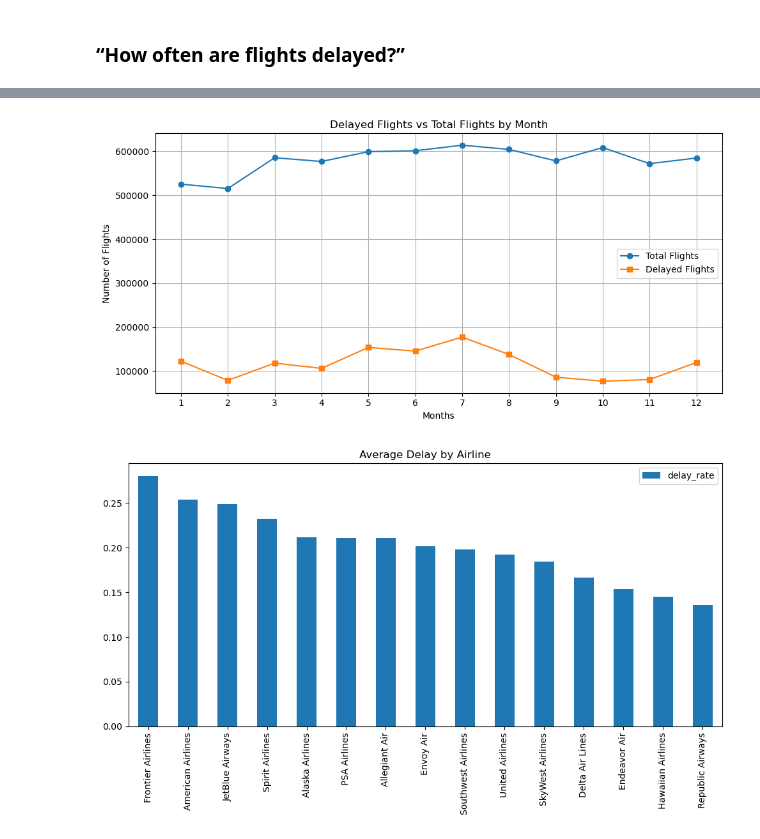
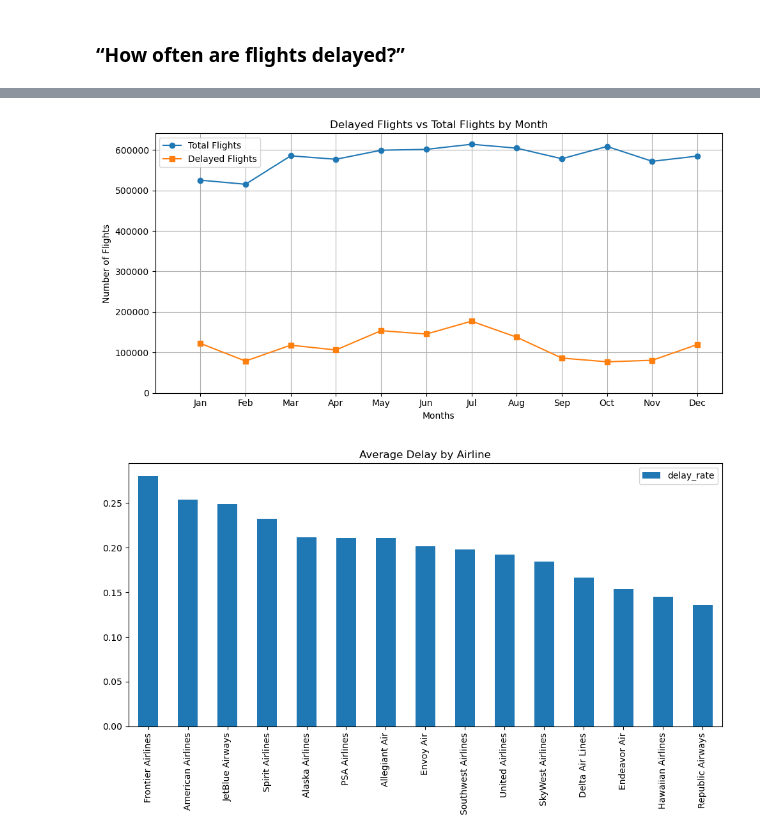
Before and after one commit to divyavegi/Capstone-Flight-Delay-and-Cancellation-, a Jupyter notebook: notebook/Flights.ipynb, the cells around one changed output, grey strips where cells are left out. Saved outputs shown, nothing was run; the diff lists cells and outputs as text; code cells hidden in the pictures.

```diff
--- a/notebook/Flights.ipynb
+++ b/notebook/Flights.ipynb
@@ -305,18 +382,21 @@ monthly_tot_delay = pd.merge(monthly_total,monthly_delayed,on='MONTH',how='left'
 # %%
 plt.figure(figsize=(10,5))
 plt.plot(monthly_tot_delay['MONTH'],monthly_tot_delay['total_flights'],marker='o',label='Total Flights')
 plt.plot(monthly_tot_delay['MONTH'],monthly_tot_delay['delayed_flights'],marker='s',label='Delayed Flights')
 plt.title('Delayed Flights vs Total Flights by Month')
 plt.xlabel('Months')
 plt.ylabel('Number of Flights')
-plt.xticks(range(1,13))
+plt.xticks(range(1, 13),
+    [calendar.month_abbr[i] for i in range(1, 13)])  # Jan etc
 plt.grid(True)
 plt.legend()
+plt.xlim(left=0)
+plt.ylim(bottom=0)
 plt.tight_layout()
 plt.savefig('../charts/Total_vs_Delayed_Flights.png', dpi=300,bbox_inches="tight")
 plt.show()
 # %% [output]
-[figure, old version]
+[figure, new version]
 # %%
 #delay avg rate by airline
 airline_delay_rate = (df_op.groupby('OP_UNIQUE_CARRIER')['delayed'].mean().reset_index(name='delay_rate').sort_values(by='delay_rate',ascending=False))
```
Also changed, not shown: parts of 50 cells of this notebook, 24 other files.
